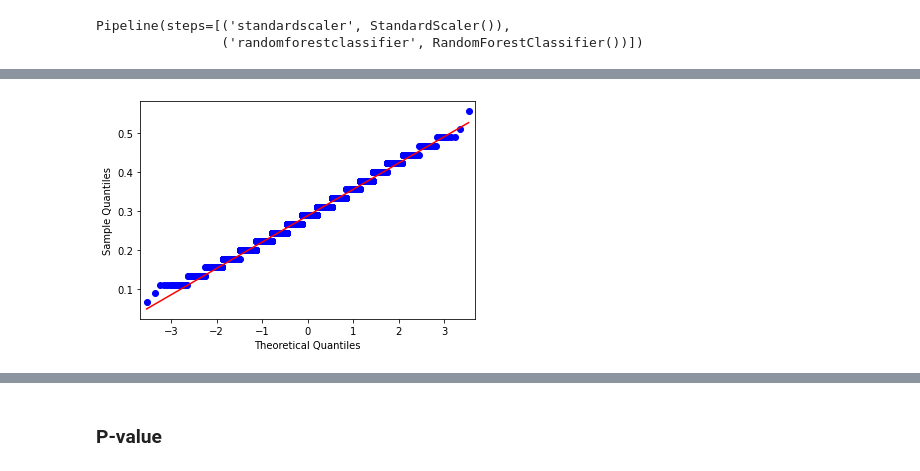
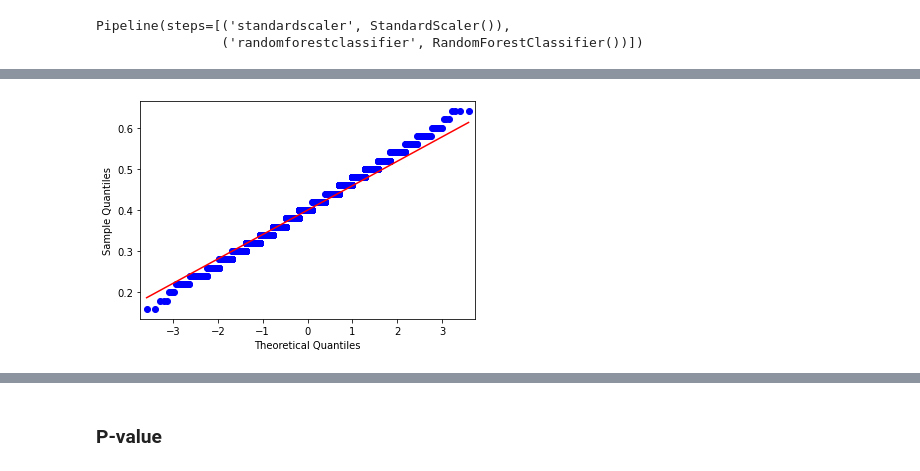
Before and after one commit to raj-shr-git/Statistical_testing_python, a Jupyter notebook: Bootstrapping.ipynb, the cells around one changed output, grey strips where cells are left out. Saved outputs shown, nothing was run; the diff lists cells and outputs as text; code cells hidden in the pictures.

```diff
--- a/Bootstrapping.ipynb
+++ b/Bootstrapping.ipynb
@@ -204,4 +462,4 @@ Iris plants dataset
 # %%
-iris_df = pd.concat([pd.DataFrame(iris.data,columns=iris.feature_names),
-                     pd.DataFrame(iris.target,columns=['Label'])],axis=1)
+b_cancer_df = pd.concat([pd.DataFrame(b_cancer.data,columns=b_cancer.feature_names),
+                     pd.DataFrame(b_cancer.target,columns=['Label'])],axis=1)
 # %%
@@ -232,8 +496,8 @@ from sklearn.model_selection import train_test_split as tts
 from sklearn.ensemble import RandomForestClassifier as RFC
 from sklearn import pipeline
 # %%
-X = iris_df.iloc[:,0:-1]
-y = iris_df['Label']
+X = b_cancer_df.iloc[:,0:-1]
+y = b_cancer_df['Label']
 # %%
 X.shape
 # %% [output]
@@ -241,5 +505,5 @@ X.shape
 # %%
-X_train, X_test, y_train, y_test = tts(X, y, test_size=0.30, random_state=23)
+X_train, X_test, y_train, y_test = tts(X, y, test_size=0.40, random_state=41)
 # %%
 X_train.shape, X_test.shape, y_train.shape, y_test.shape
 # %% [output]
@@ -286,7 +567,7 @@ X_test_score
 # %%
 bt_tst_smpl_acc = []
-for _ in range(5000):
-    boot_testsample = resample(pd.concat([X_test,y_test],axis=1).values,n_samples=45)
+for _ in range(6000):
+    boot_testsample = resample(pd.concat([X_test,y_test],axis=1).values,n_samples=50)
     mod_pred = rfc_model.predict(boot_testsample[:,:-1])
     score = acc_scr(boot_testsample[:,-1],mod_pred)
     bt_tst_smpl_acc.append(score)
@@ -297,7 +578,7 @@ sns.distplot(bt_tst_smpl_acc);
 # %%
-qqplot(np.array(bt_tst_smpl_acc),line='r');
+qqplot(np.array(bt_tst_smpl_acc),line='q');
 # %% [output]
-[figure, old version]
+[figure, new version]
 # %%
 np.mean(bt_tst_smpl_acc)
 # %% [output]
```
Also changed, not shown: parts of 116 cells of this notebook, 8 other files.
